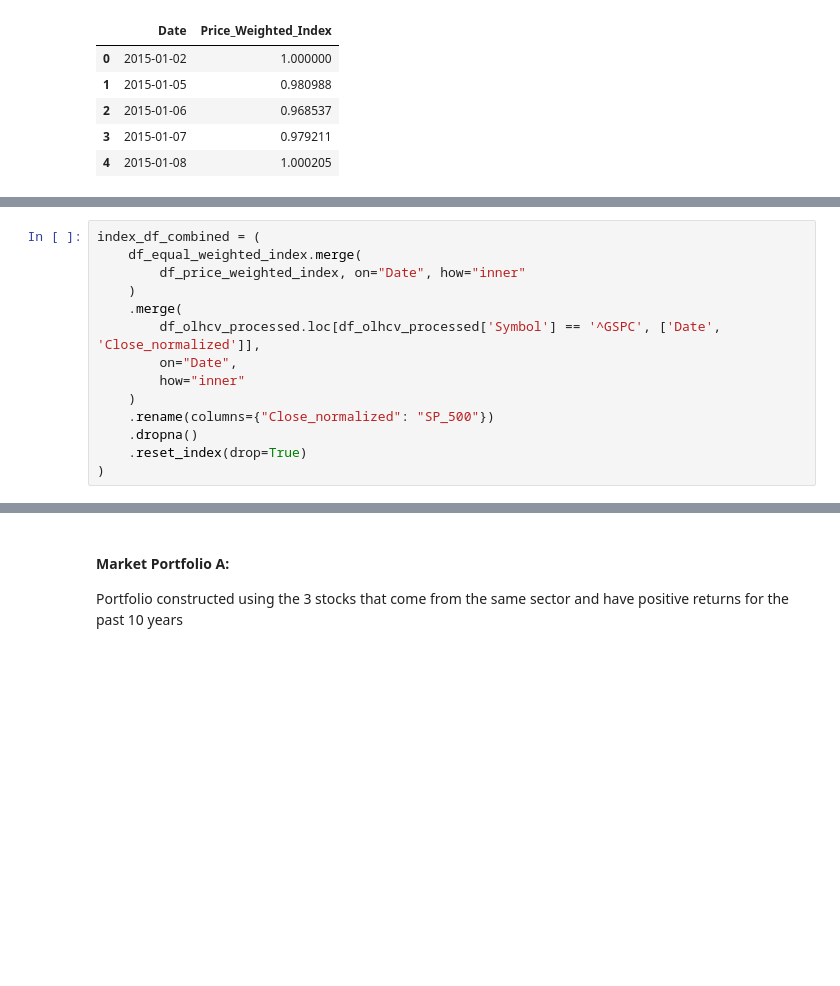
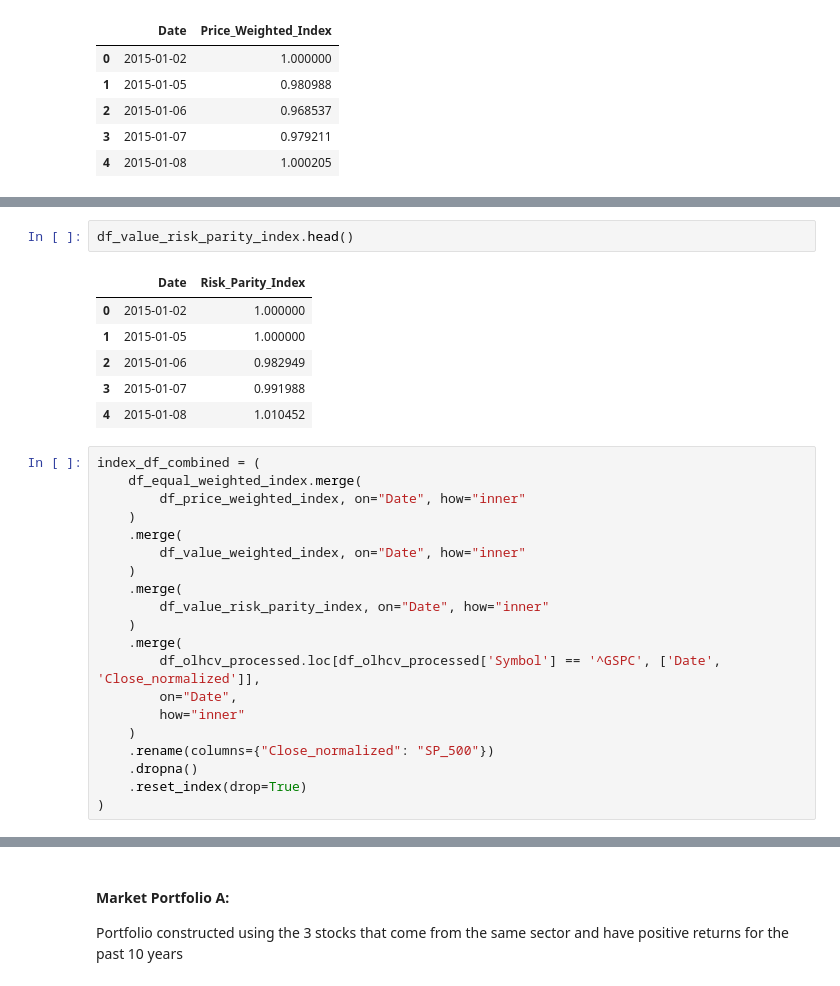
Before and after one commit to whanyu1212/ft5009-assignment2, a Jupyter notebook: notebook/scratchpad.ipynb, the cells around one changed output, grey strips where cells are left out. Saved outputs shown, nothing was run; the diff lists cells and outputs as text; blank space fills up the shorter version.

```diff
--- a/notebook/scratchpad.ipynb
+++ b/notebook/scratchpad.ipynb
@@ -175,7 +199,22 @@ df_price_weighted_index.head()
+# %%
+df_value_risk_parity_index.head()
+# %% [output]
+|  | Date | Risk_Parity_Index |
+| 0 | 2015-01-02 | 1.000000 |
+| 1 | 2015-01-05 | 1.000000 |
+| 2 | 2015-01-06 | 0.982949 |
+| 3 | 2015-01-07 | 0.991988 |
+| 4 | 2015-01-08 | 1.010452 |
 # %%
 index_df_combined = (
     df_equal_weighted_index.merge(
         df_price_weighted_index, on="Date", how="inner"
+    )
+    .merge(
+        df_value_weighted_index, on="Date", how="inner"
+    )
+    .merge(
+        df_value_risk_parity_index, on="Date", how="inner"
     )
     .merge(
         df_olhcv_processed.loc[df_olhcv_processed['Symbol'] == '^GSPC', ['Date', 'Close_normalized']],
```
Also changed, not shown: parts of 26 cells of this notebook, 1 other file.
